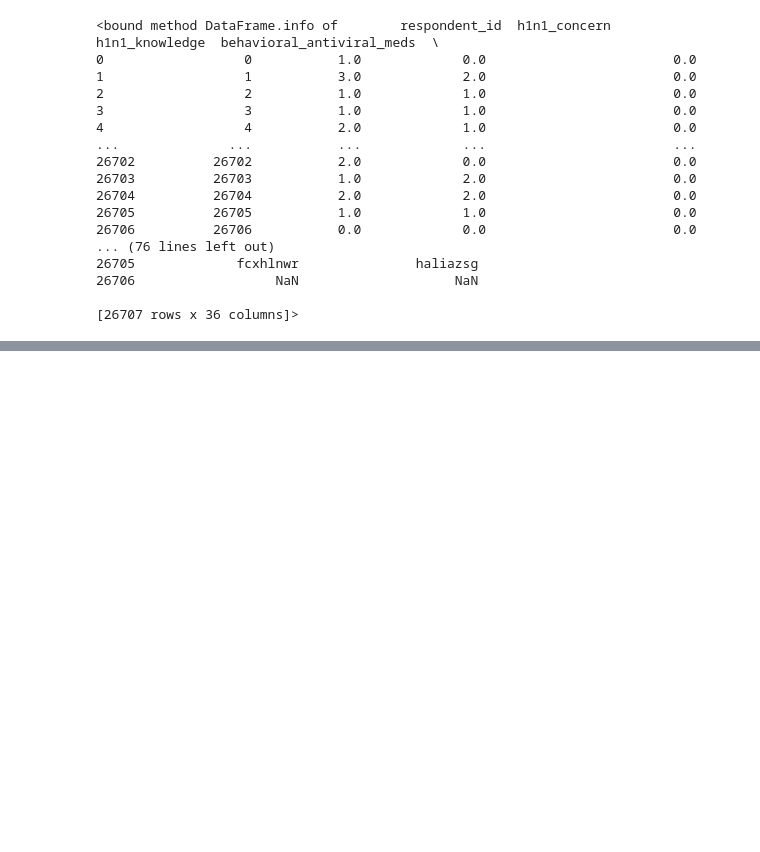
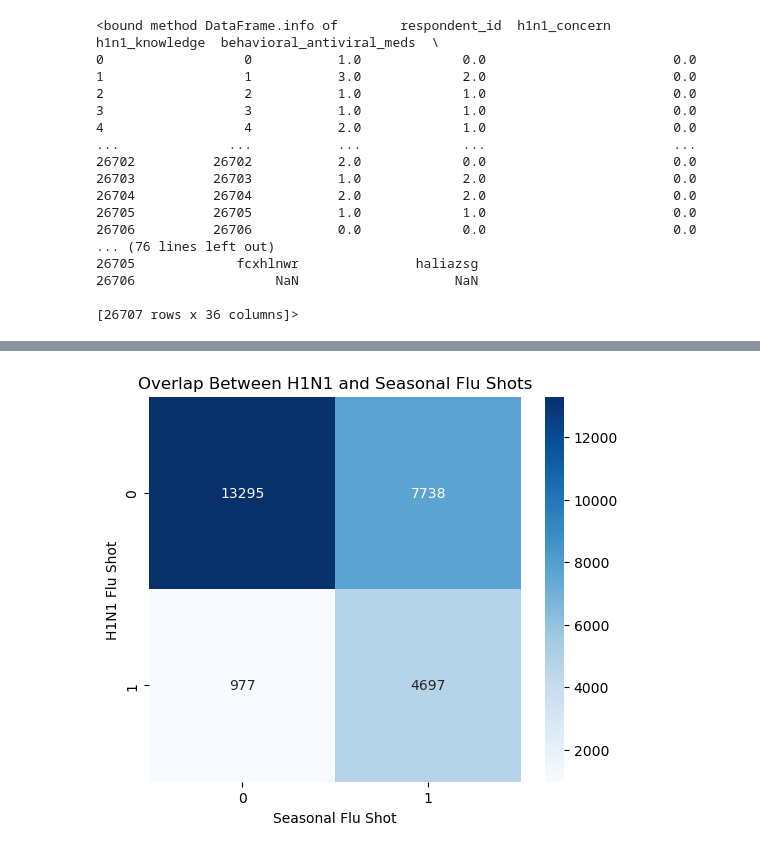
Before and after one commit to Mimikaymint/Team_Berlin, a Jupyter notebook: Team_Berlin/Misc/FLU_SHOT.ipynb, the cells around one changed output, grey strips where cells are left out. Saved outputs shown, nothing was run; the diff lists cells and outputs as text; code cells hidden in the pictures; blank space fills up the shorter version.

Commit message:
Updated FLU_SHOT notebook

```diff
--- a/Team_Berlin/Misc/FLU_SHOT.ipynb
+++ b/Team_Berlin/Misc/FLU_SHOT.ipynb
@@ -201,2 +236,14 @@ dtype: int64
 # %%
 cat = flu_df.select_dtypes(include=['object', 'category'])
+# %%
+
+overlap = pd.crosstab(flu_df['h1n1_vaccine'], flu_df['seasonal_vaccine'])
+
+plt.figure(figsize=(6,5))
+sns.heatmap(overlap, annot=True, fmt='d', cmap='Blues')
+plt.xlabel('Seasonal Flu Shot')
+plt.ylabel('H1N1 Flu Shot')
+plt.title('Overlap Between H1N1 and Seasonal Flu Shots')
+plt.show()
+# %% [output]
+[figure, added]
```
Also changed, not shown: parts of 8 cells of this notebook.
